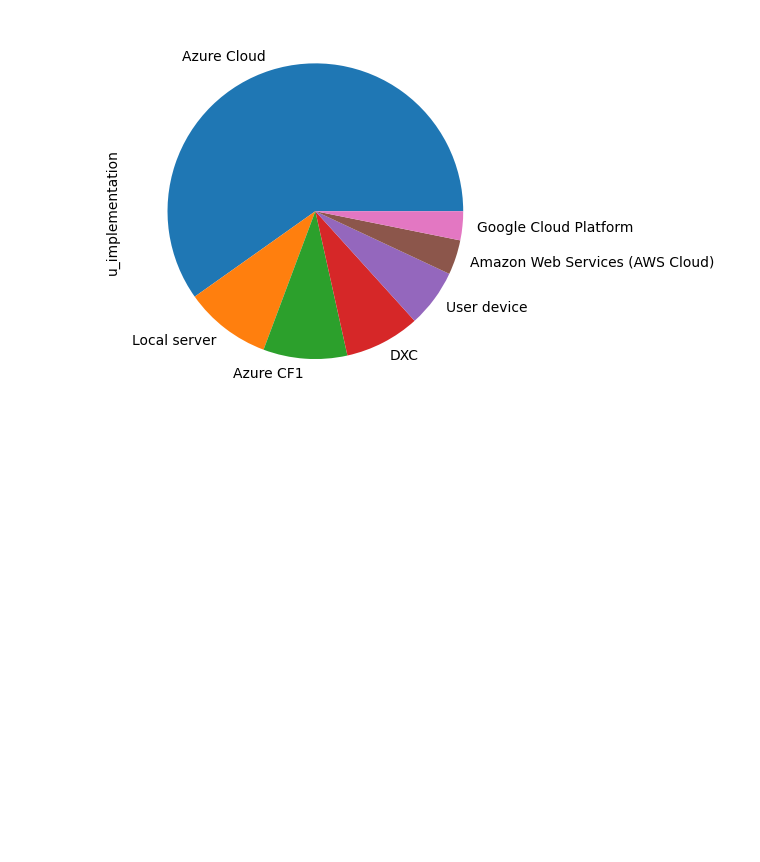
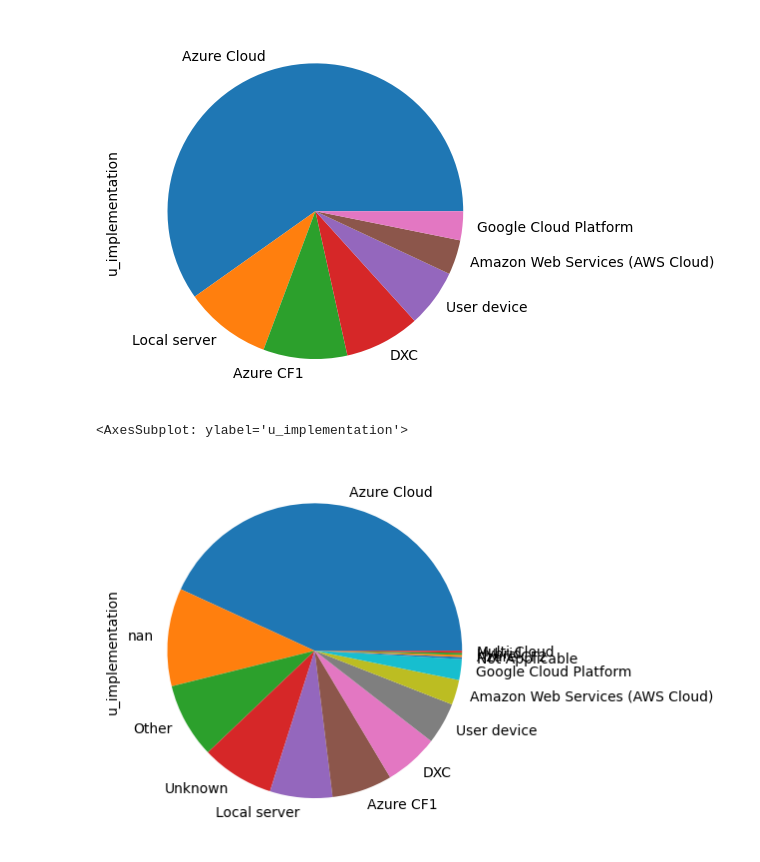
Before and after one commit to robertneijmeijer/kafka, a Jupyter notebook: data/data.ipynb, the cells around one changed output. Cells and saved outputs as stored; diff of their text form; code cells hidden in the pictures; blank space fills up the shorter version.

```diff
--- a/data/data.ipynb
+++ b/data/data.ipynb
@@ -23,3 +23,19 @@ plot
 # %% [output]
 <AxesSubplot: ylabel='u_implementation'>
 [figure]
+# %%
+import pandas as pd
+import re
+
+pd.set_option('display.max_rows', 500)
+
+df = pd.read_csv('u_cmdb_ci_appl_bus_app.csv', encoding='utf-8')
+
+df['u_implementation'] = df['u_implementation'].str.replace(r'<[^<>]*>', '', regex=True)
+df = df.applymap(str)
+plot = df['u_implementation'].value_counts()
+plot = plot.plot.pie(y='hosted at')
+plot
+# %% [output]
+<AxesSubplot: ylabel='u_implementation'>
+[figure, added]
```
Also changed, not shown: parts of 1 cell of this notebook, 1 other file.
